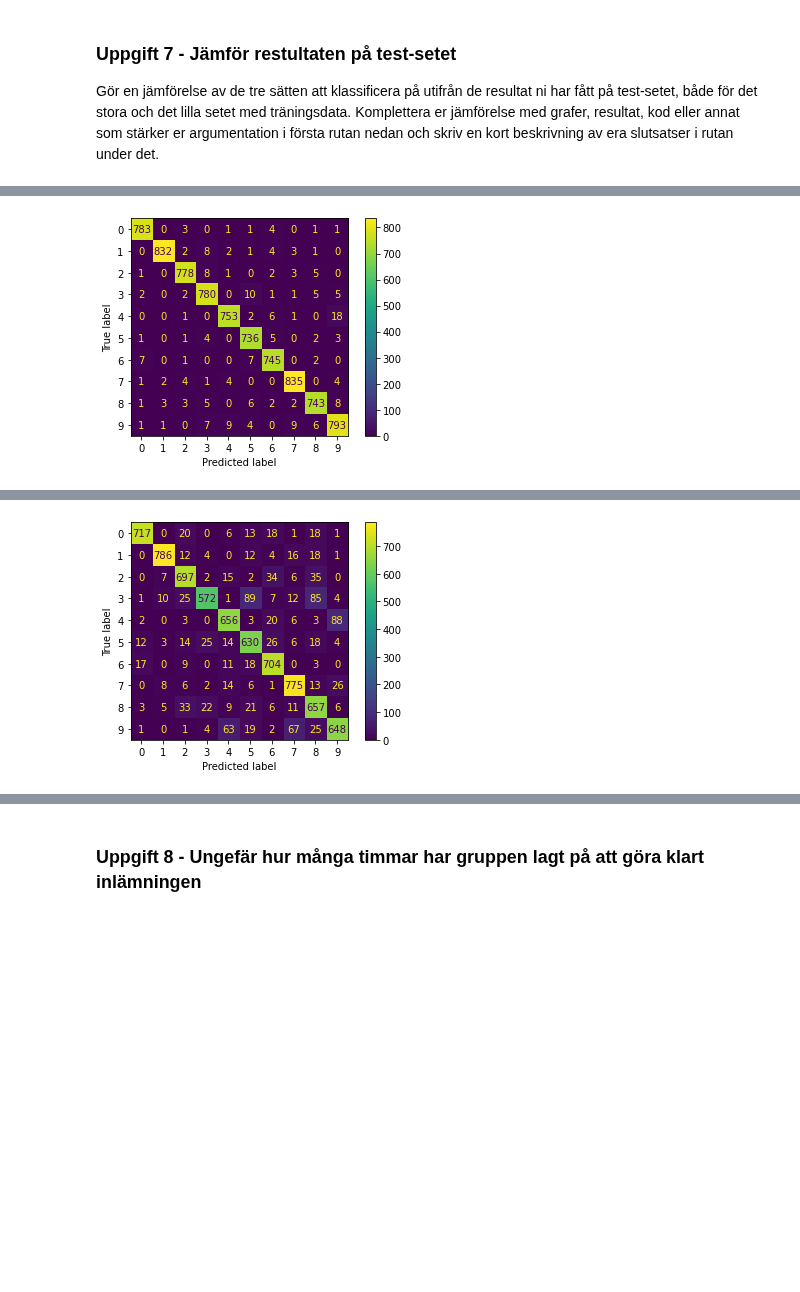
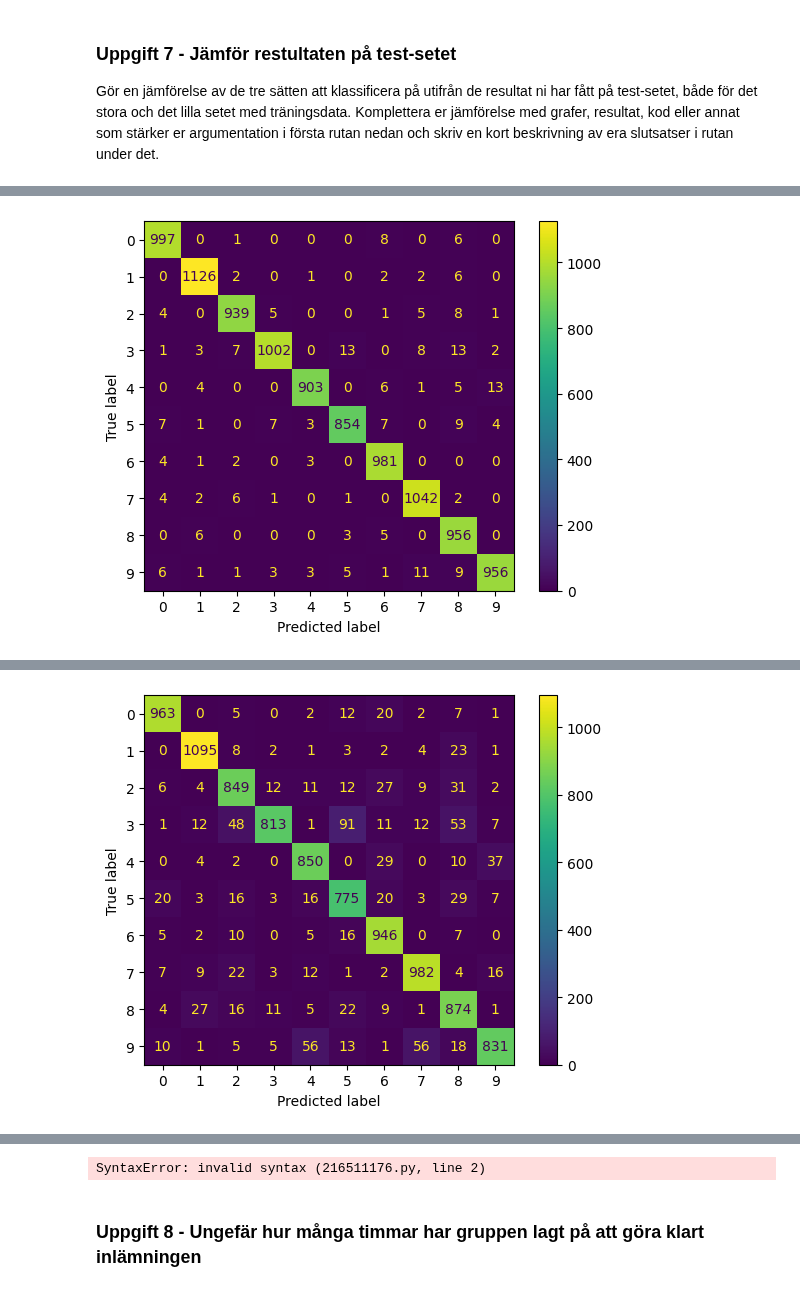
Before and after one commit to wingez/chalmers_machine_learning, a Jupyter notebook: Assignment_3/ML_Assignment_3.ipynb, the cells around one changed output, grey strips where cells are left out. Drawn from its saved outputs; the diff is of its cells as text; code cells hidden in the pictures; blank space fills up the shorter version.

Commit message:
Fixed issue where we were supposed to calculate accuracy with test-dataset

```diff
--- a/Assignment_3/ML_Assignment_3.ipynb
+++ b/Assignment_3/ML_Assignment_3.ipynb
@@ -175,7 +175,7 @@ batch_size_test = 10
 train_dload = DataLoader(train_dataset, batch_size=batch_size_train)
 train_dload_small = DataLoader(train_dataset_small, batch_size=batch_size_train)
 val_dload = DataLoader(val_dataset, batch_size=batch_size_train)
-#test_dload =
+test_dload = DataLoader(test_dataset, batch_size=batch_size_test)
 # %%
 # Uppgift 2.4
 
@@ -682,14 +697,14 @@ for i,net in zip(filenames,types):
     network_state_dict = torch.load('./results/{}.pth'.format(i))
     net.load_state_dict(network_state_dict)
     print(i)
-    testsmall, cm2 = test(net, val_dload)
+    testsmall, cm2 = test(net, test_dload)
     disp = ConfusionMatrixDisplay(confusion_matrix=cm2)
     disp.plot()
     plt.show()
 print("SVM")
-evaluate_svm_model(svm_model, val_X, val_y)
+evaluate_svm_model(svm_model, test_X, test_y)
 
 print("SVM-Small")
-evaluate_svm_model(svm_model_small, val_X, val_y)
+evaluate_svm_model(svm_model_small, test_X, test_y)
 # %% [output]
 net.txt
@@ -698,2 +712,2 @@ Avg. Loss = 0.1287832409143448, Accuracy = 0.97225
-[figure, old version]
+[figure, new version]
 net_small.txt
@@ -702,2 +715,2 @@ Avg. Loss = 0.5349197387695312, Accuracy = 0.85525
-[figure, old version]
+[figure, new version]
 conv_net.txt
@@ -724,8 +736,10 @@ Accuracy: 97.14
 # %%
 # TEXT HERE
-Baserat på accuracy-siffrorna i figuren ovan ser vi att Convolutional presterar bäst. Dense och SVM presterar likvärdigt.
-För de små dataseten blir resultatet markant sämre.
-Slutsatsen är därför att mycket data är viktigt, viktigare än vilket klassificeringssätt.
+#Baserat på accuracy-siffrorna i figuren ovan ser vi att Convolutional presterar bäst. Dense och SVM presterar likvärdigt.
+#För de små dataseten blir resultatet markant sämre.
+#Slutsatsen är därför att mycket data är viktigt, viktigare än vilket klassificeringssätt.
+# %% [output]
+SyntaxError: invalid syntax (216511176.py, line 2)
 # %% [markdown]
 ### Uppgift 8 - Ungefär hur många timmar har gruppen lagt på att göra klart inlämningen
 # %%
```
Also changed, not shown: parts of 10 cells of this notebook.
